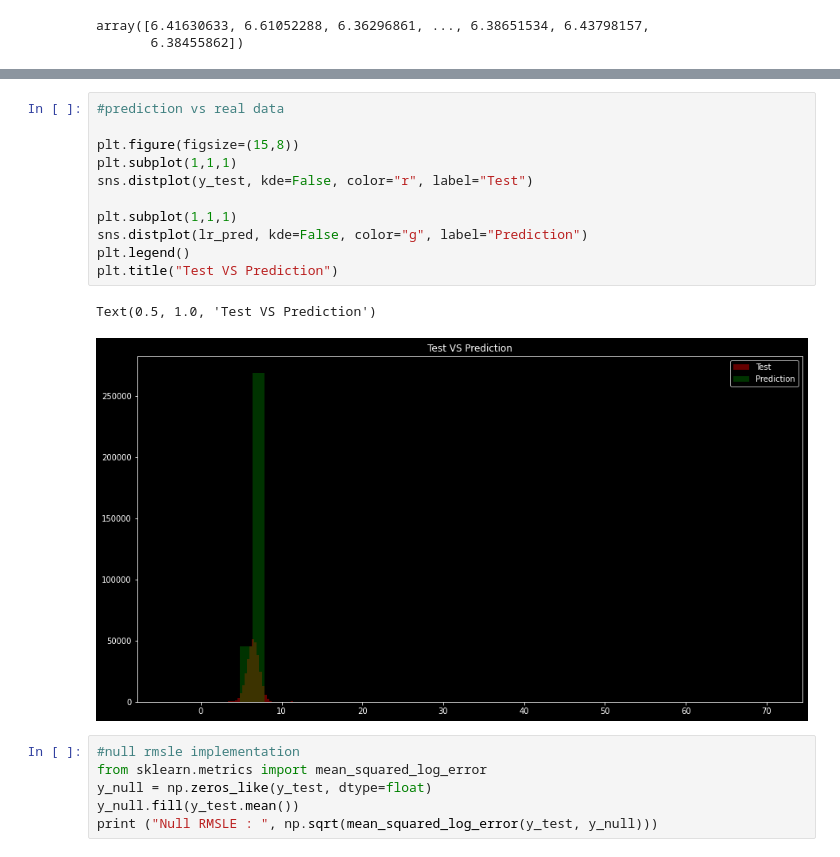
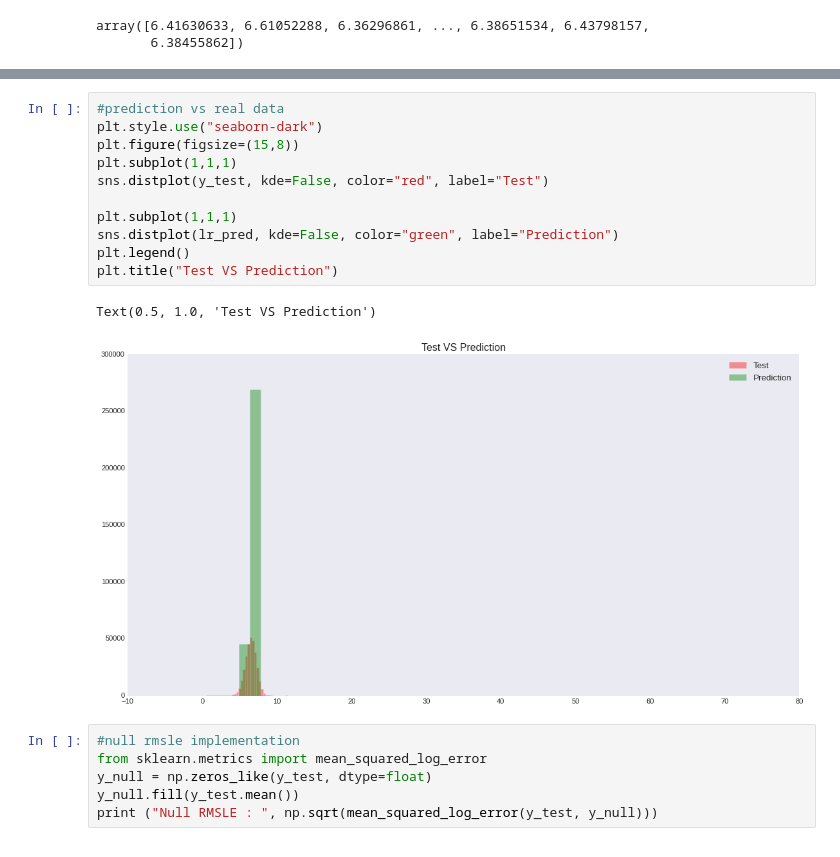
Before and after one commit to San13deep/NYC-Taxi-Trip-Time-Prediction, a Jupyter notebook: Copy_of_Capstone_project_ML.ipynb, the cells around one changed output, grey strips where cells are left out. Cells and saved outputs as stored; diff of their text form.

```diff
--- a/Copy_of_Capstone_project_ML.ipynb
+++ b/Copy_of_Capstone_project_ML.ipynb
@@ -285,17 +286,17 @@ R2_Score :  -13.619816633863868
 # %%
 #prediction vs real data
-
+plt.style.use("seaborn-dark")
 plt.figure(figsize=(15,8))
 plt.subplot(1,1,1)
-sns.distplot(y_test, kde=False, color="r", label="Test")
+sns.distplot(y_test, kde=False, color="red", label="Test")
 
 plt.subplot(1,1,1)
-sns.distplot(lr_pred, kde=False, color="g", label="Prediction")
+sns.distplot(lr_pred, kde=False, color="green", label="Prediction")
 plt.legend()
 plt.title("Test VS Prediction")
 # %% [output]
 Text(0.5, 1.0, 'Test VS Prediction')
-[figure, old version]
+[figure, new version]
 # %%
 #null rmsle implementation
 from sklearn.metrics import mean_squared_log_error
```
Also changed, not shown: parts of 11 cells of this notebook.
